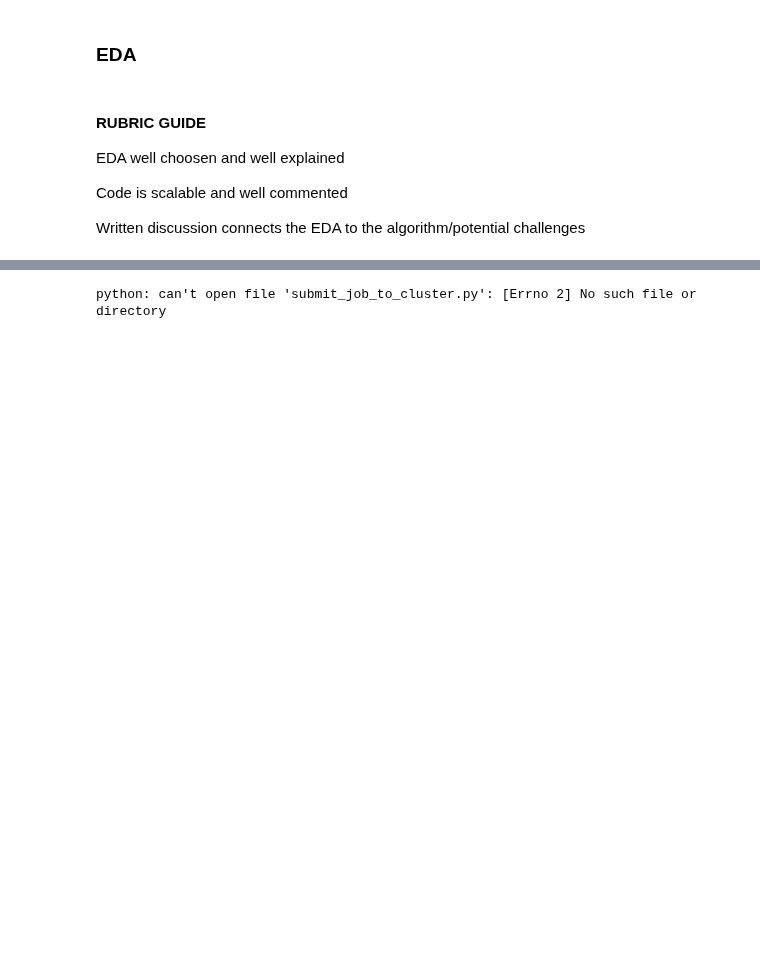
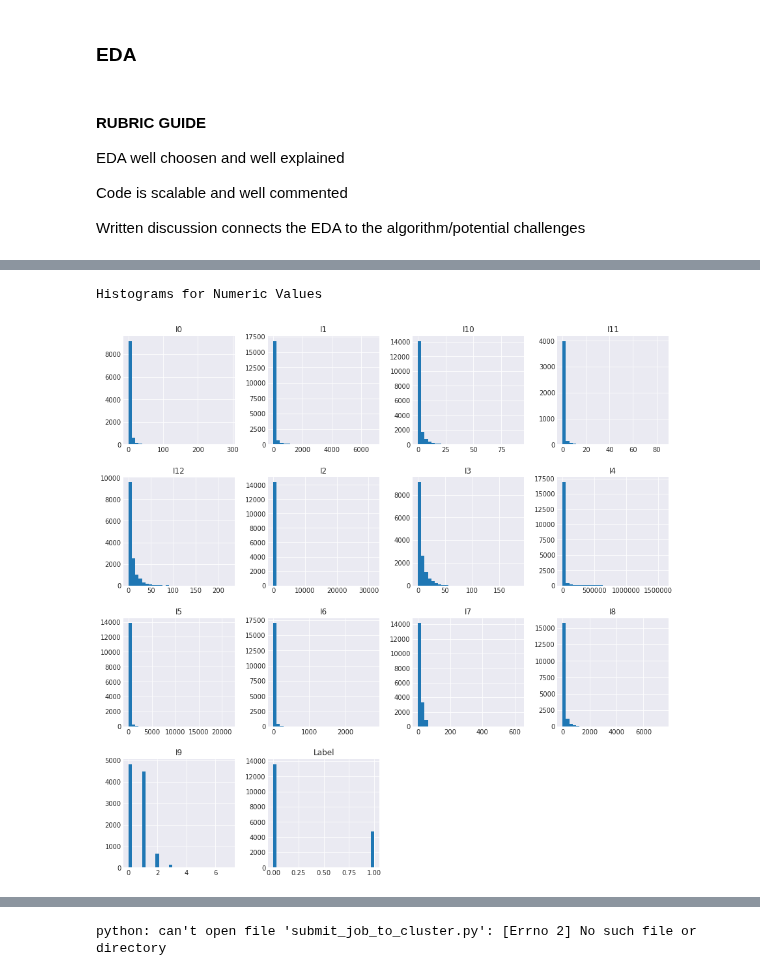
Before and after one commit to noahrandolph/Parallel-Click-Through-Rate-Predictor, a Jupyter notebook: AL_copy2_ w261_group5_final_project.ipynb, the cells around one changed output, grey strips where cells are left out. Drawn from its saved outputs; the diff is of its cells as text; code cells hidden in the pictures; blank space fills up the shorter version.

```diff
--- a/w261_group5_final_project.ipynb
+++ b/AL_copy2_ w261_group5_final_project.ipynb
@@ -392,3 +473,10 @@ Figure(1500x1500)
 
 Correlation Matrix between Numeric Values
 Figure(1100x900)
+# %%
+pandaTrain =trainDf.toPandas()
+print("\nHistograms for Numeric Values")
+plotHist(pandaTrain)
+# %% [output]
+Histograms for Numeric Values
+[figure, added]
```
Also changed, not shown: parts of 12 cells of this notebook, 2 other files.
